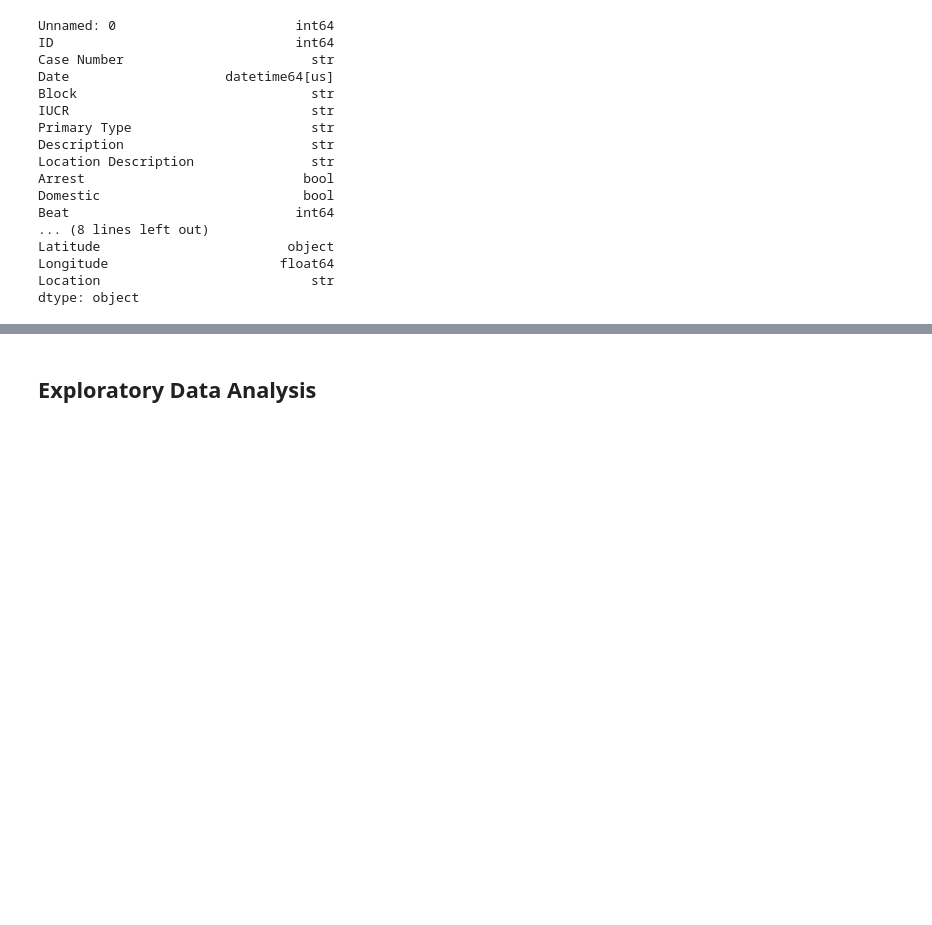
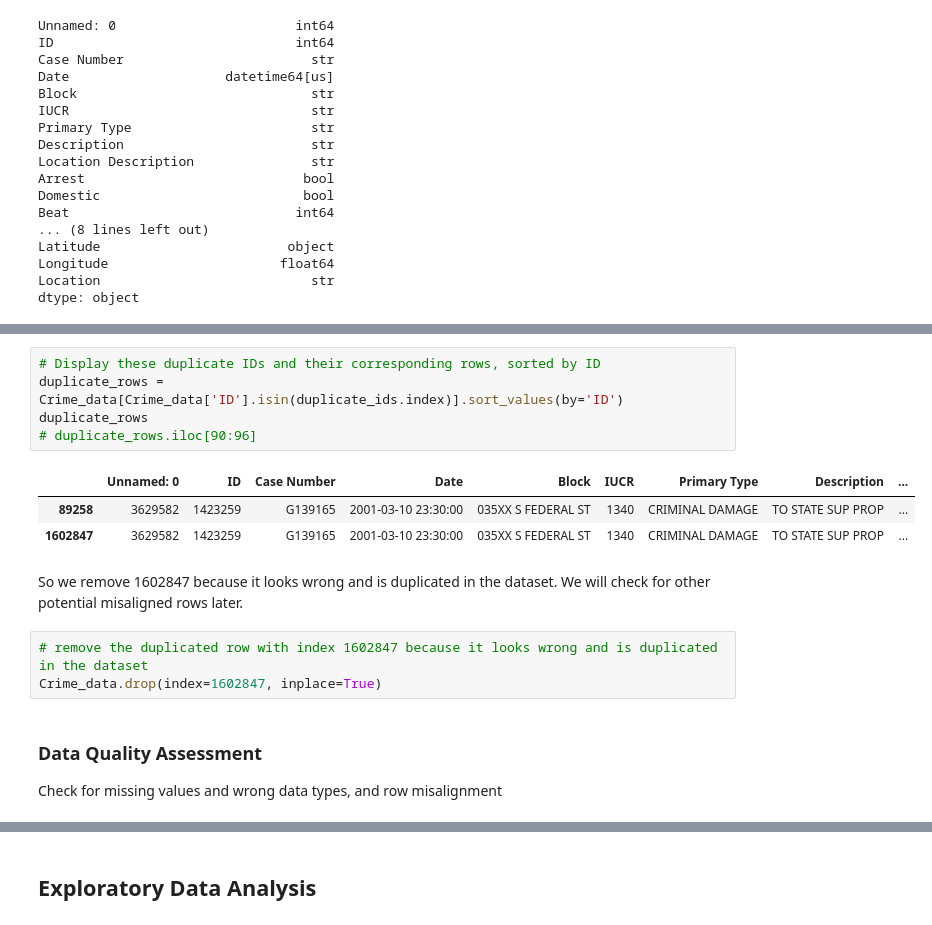
Before and after one commit to AngeloHYang/Thefts-in-Chicago, a Jupyter notebook: Data Analysis Code/Rethinking Chicago Crime.ipynb, the cells around one changed output, grey strips where cells are left out. Saved outputs shown, nothing was run; the diff lists cells and outputs as text; blank space fills up the shorter version.

```diff
--- a/Data Analysis Code/Rethinking Chicago Crime.ipynb
+++ b/Data Analysis Code/Rethinking Chicago Crime.ipynb
@@ -113,0 +124,18 @@ dtype: object
+# %%
+# Display these duplicate IDs and their corresponding rows, sorted by ID
+duplicate_rows = Crime_data[Crime_data['ID'].isin(duplicate_ids.index)].sort_values(by='ID')
+duplicate_rows
+# duplicate_rows.iloc[90:96]
+# %% [output]
+|  | Unnamed: 0 | ID | Case Number | Date | Block | IUCR | Primary Type | Description | ... |
+| 89258 | 3629582 | 1423259 | G139165 | 2001-03-10 23:30:00 | 035XX S FEDERAL ST | 1340 | CRIMINAL DAMAGE | TO STATE SUP PROP | ... |
+| 1602847 | 3629582 | 1423259 | G139165 | 2001-03-10 23:30:00 | 035XX S FEDERAL ST | 1340 | CRIMINAL DAMAGE | TO STATE SUP PROP | ... |
+# %% [markdown]
+So we remove 1602847 because it looks wrong and is duplicated in the dataset. We will check for other potential misaligned rows later.
+# %%
+# remove the duplicated row with index 1602847 because it looks wrong and is duplicated in the dataset
+Crime_data.drop(index=1602847, inplace=True)
+# %% [markdown]
+### Data Quality Assessment
+
+Check for missing values and wrong data types, and row misalignment
```
Also changed, not shown: parts of 21 cells of this notebook.
